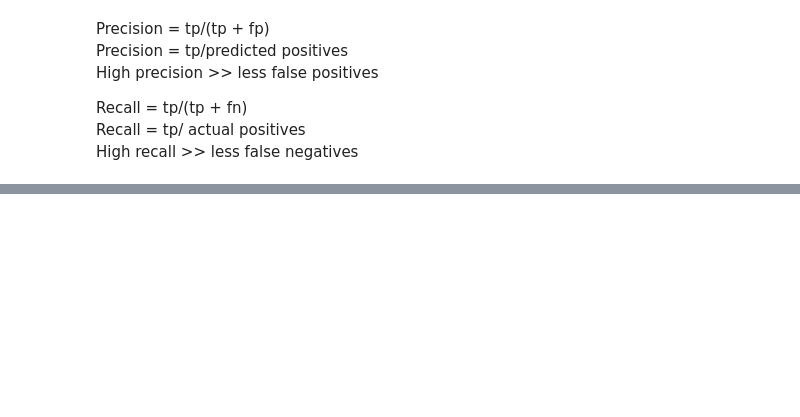
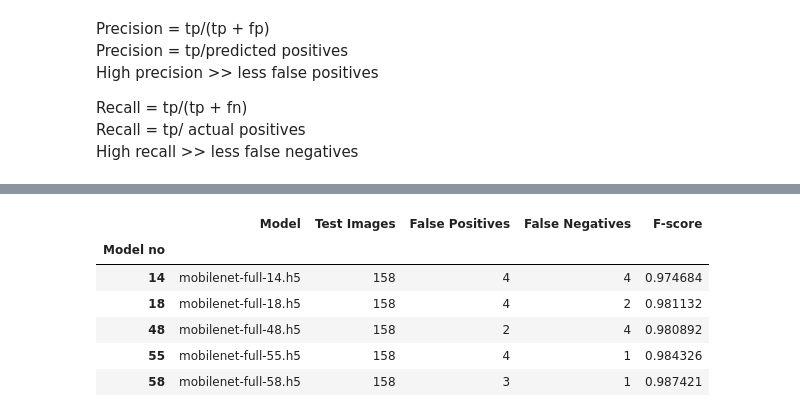
Before and after one commit to runo-hr/Pneumonia-Detection, a Jupyter notebook: MobileNet/mobilenet.ipynb, the cells around one changed output, grey strips where cells are left out. Cells and saved outputs as stored; diff of their text form; code cells hidden in the pictures; blank space fills up the shorter version.

```diff
--- a/MobileNet/mobilenet.ipynb
+++ b/MobileNet/mobilenet.ipynb
@@ -259,0 +317,10 @@ predict(no_of_imgs=158,
+# %%
+test_df.loc[(test_df['False Positives'] <= 4) & (test_df['False Negatives'] <= 4 )]
+# %% [output]
+|  | Model | Test Images | False Positives | False Negatives | F-score |
+| Model no |  |  |  |  |  |
+| 14 | mobilenet-full-14.h5 | 158 | 4 | 4 | 0.974684 |
+| 18 | mobilenet-full-18.h5 | 158 | 4 | 2 | 0.981132 |
+| 48 | mobilenet-full-48.h5 | 158 | 2 | 4 | 0.980892 |
+| 55 | mobilenet-full-55.h5 | 158 | 4 | 1 | 0.984326 |
+| 58 | mobilenet-full-58.h5 | 158 | 3 | 1 | 0.987421 |
```
Also changed, not shown: parts of 20 cells of this notebook, 1 other file.
